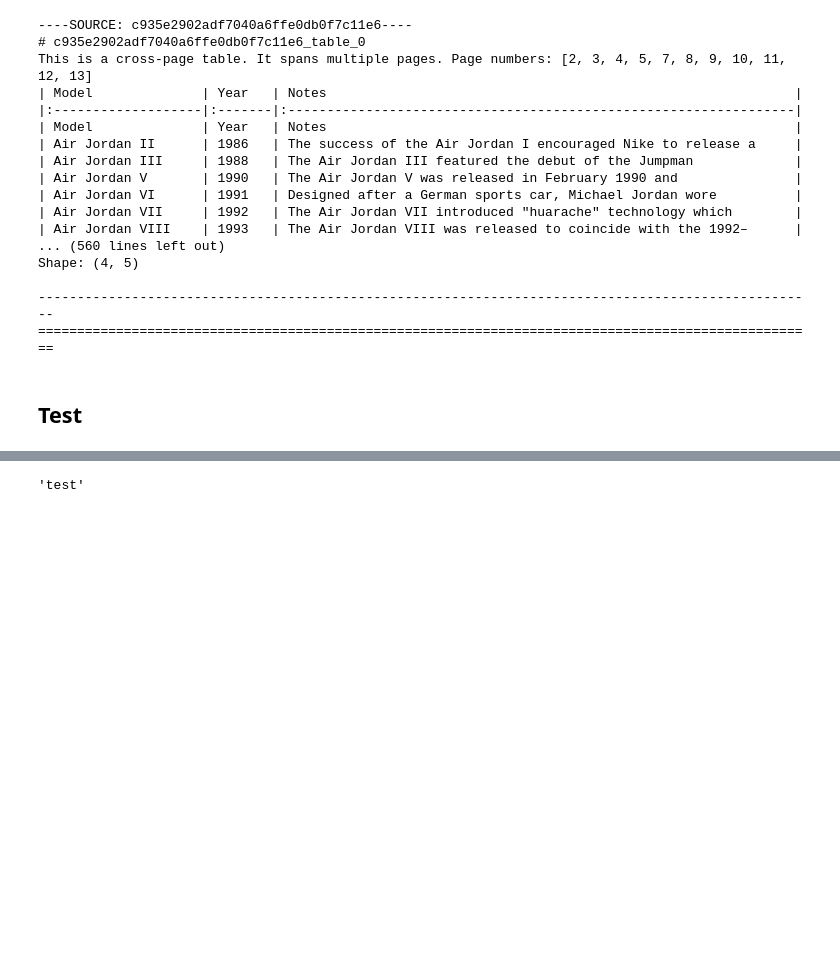
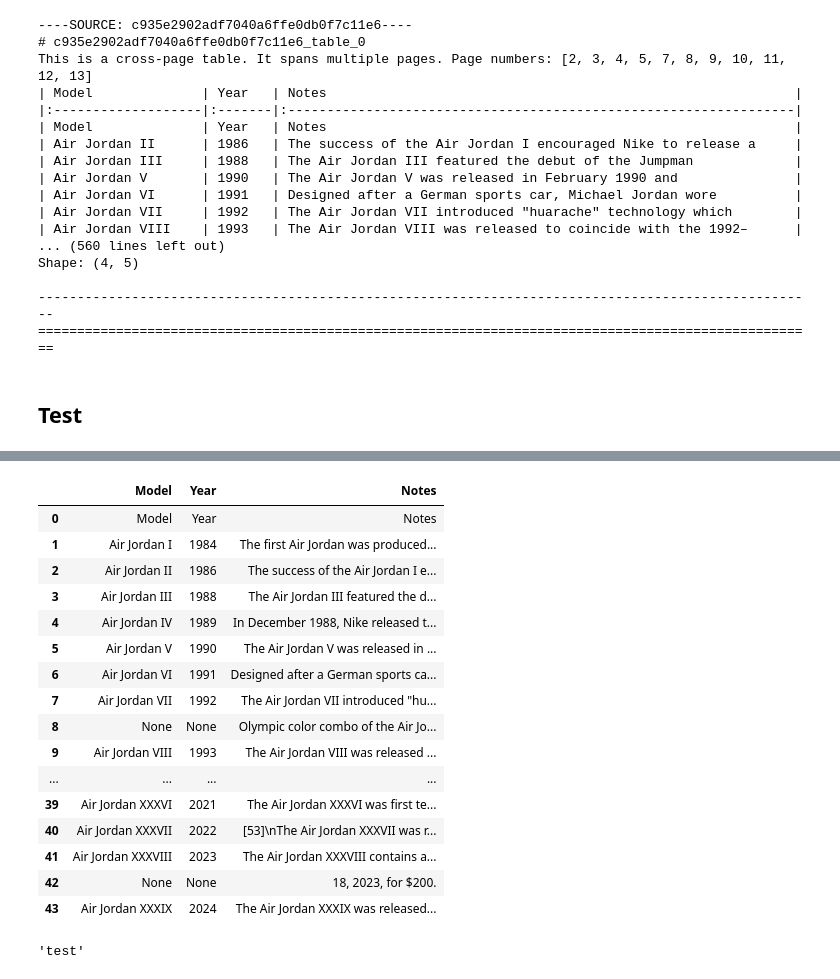
Before and after one commit to trlhvinh04/multimodal-rag-baseline, a Jupyter notebook: notebooks/CrossPageTablePyMuPDF/pymupdf_fullpipeline.ipynb, the cells around one changed output, grey strips where cells are left out. Drawn from its saved outputs; the diff is of its cells as text; code cells hidden in the pictures; blank space fills up the shorter version.

```diff
--- a/notebooks/CrossPageTablePyMuPDF/pymupdf_fullpipeline.ipynb
+++ b/notebooks/CrossPageTablePyMuPDF/pymupdf_fullpipeline.ipynb
@@ -318,8 +318,7 @@ Shape: (4, 5)
 # %% [markdown]
 ## Test
 # %%
-
-pdf_file = "b014b8ca3c8ee543b655c29747cc6090.pdf"
+pdf_file = "c935e2902adf7040a6ffe0db0f7c11e6.pdf"
 
 doc = pymupdf.open(pdf_file)
 
@@ -390,6 +418,3 @@ processed_tables_with_pages = main_concatenation_logic(
     concat_json=json_concat,
     source_name="test"
 )
-# %%
-for result in processed_tables_with_pages:
-    display(result['dataframe'])
@@ -466,3 +421,27 @@ for result in processed_tables_with_pages:
+# %%
+for result in processed_tables_with_pages:
+    df = result['dataframe']
+    # df_example = df.replace(['<NA>', "None", "None ", None, ""], pd.NA)
+    # df_example = df_example.dropna(how='all')
+    display(df)
+# %% [output]
+|  | Model | Year | Notes |
+| 0 | Model | Year | Notes |
+| 1 | Air Jordan I | 1984 | The first Air Jordan was produced... |
+| 2 | Air Jordan II | 1986 | The success of the Air Jordan I e... |
+| 3 | Air Jordan III | 1988 | The Air Jordan III featured the d... |
+| 4 | Air Jordan IV | 1989 | In December 1988, Nike released t... |
+| 5 | Air Jordan V | 1990 | The Air Jordan V was released in ... |
+| 6 | Air Jordan VI | 1991 | Designed after a German sports ca... |
+| 7 | Air Jordan VII | 1992 | The Air Jordan VII introduced "hu... |
+| 8 | None | None | Olympic color combo of the Air Jo... |
+| 9 | Air Jordan VIII | 1993 | The Air Jordan VIII was released ... |
+| ... | ... | ... | ... |
+| 39 | Air Jordan XXXVI | 2021 | The Air Jordan XXXVI was first te... |
+| 40 | Air Jordan XXXVII | 2022 | [53]\nThe Air Jordan XXXVII was r... |
+| 41 | Air Jordan XXXVIII | 2023 | The Air Jordan XXXVIII contains a... |
+| 42 | None | None | 18, 2023, for $200. |
+| 43 | Air Jordan XXXIX | 2024 | The Air Jordan XXXIX was released... |
 # %%
 processed_tables_with_pages[0]['source']
 # %% [output]
```
Also changed, not shown: parts of 10 cells of this notebook.
